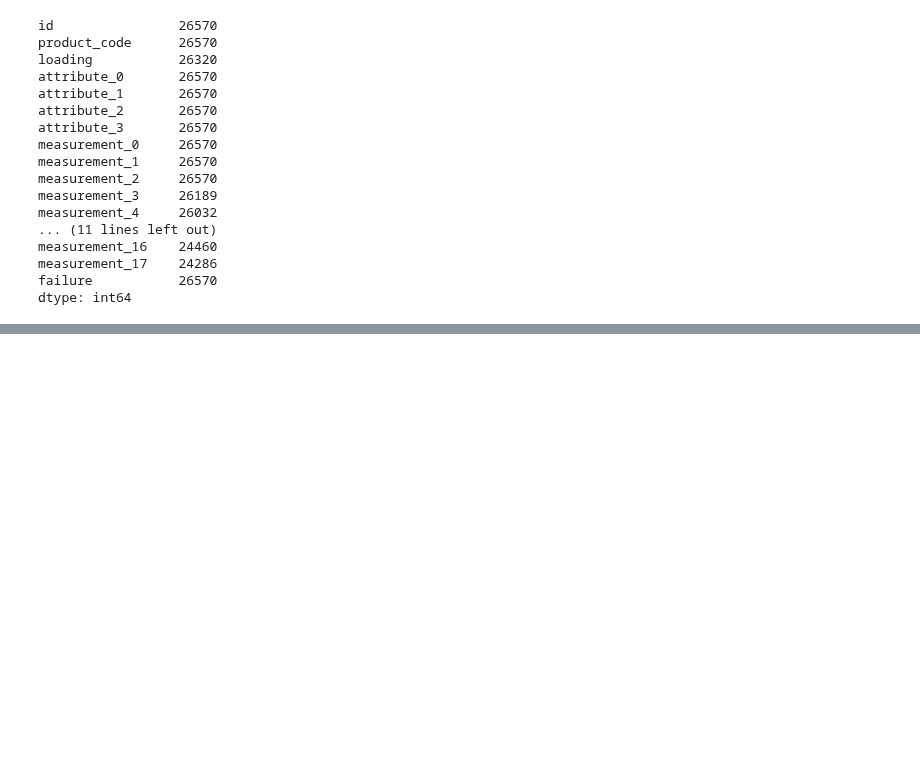
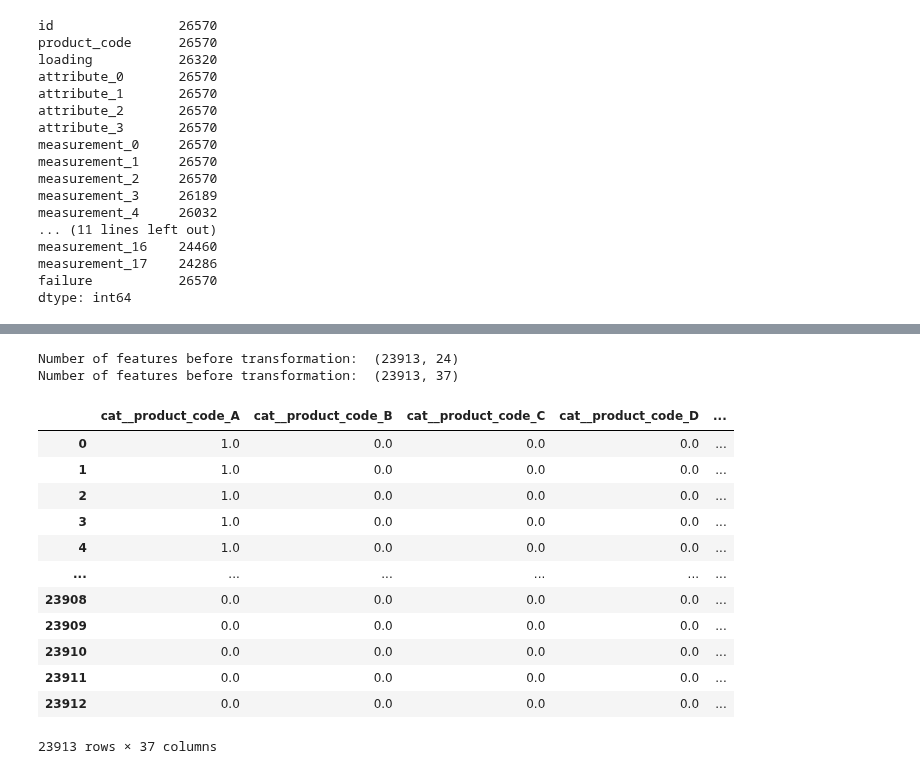
Before and after one commit to MykolaPinchuk/KaggleProjects, a Jupyter notebook: kp16-pgs0822.ipynb, the cells around one changed output, grey strips where cells are left out. Cells and saved outputs as stored; diff of their text form; code cells hidden in the pictures; blank space fills up the shorter version.

```diff
--- a/kp16-pgs0822.ipynb
+++ b/kp16-pgs0822.ipynb
@@ -202,0 +191,30 @@ display(X_train.shape, X_test.shape, y_train.shape)
+# %%
+# encode cat features, ohe for now:
+
+feature_transformer = ColumnTransformer([
+    ("cat", OneHotEncoder(sparse = False, handle_unknown="ignore"), cat_te_feat+cat_ohe_feat)],
+    remainder="passthrough")
+
+print('Number of features before transformation: ', X_train.shape)
+X_train = pd.DataFrame(feature_transformer.fit_transform(X_train), columns=feature_transformer.get_feature_names_out())
+X_test = pd.DataFrame(feature_transformer.transform(X_test), columns=feature_transformer.get_feature_names_out())
+print('Number of features after transformation: ', X_train.shape)
+# %% [output]
+Number of features before transformation:  (23913, 24)
+Number of features before transformation:  (23913, 37)
+# %%
+X_train
+# %% [output]
+|  | cat__product_code_A | cat__product_code_B | cat__product_code_C | cat__product_code_D | ... |
+| 0 | 1.0 | 0.0 | 0.0 | 0.0 | ... |
+| 1 | 1.0 | 0.0 | 0.0 | 0.0 | ... |
+| 2 | 1.0 | 0.0 | 0.0 | 0.0 | ... |
+| 3 | 1.0 | 0.0 | 0.0 | 0.0 | ... |
+| 4 | 1.0 | 0.0 | 0.0 | 0.0 | ... |
+| ... | ... | ... | ... | ... | ... |
+| 23908 | 0.0 | 0.0 | 0.0 | 0.0 | ... |
+| 23909 | 0.0 | 0.0 | 0.0 | 0.0 | ... |
+| 23910 | 0.0 | 0.0 | 0.0 | 0.0 | ... |
+| 23911 | 0.0 | 0.0 | 0.0 | 0.0 | ... |
+| 23912 | 0.0 | 0.0 | 0.0 | 0.0 | ... |
+23913 rows × 37 columns
```
Also changed, not shown: parts of 7 cells of this notebook.
